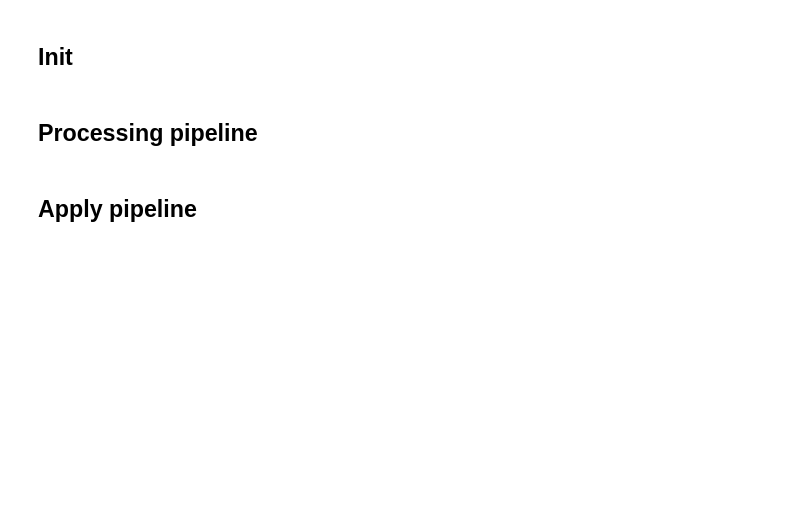
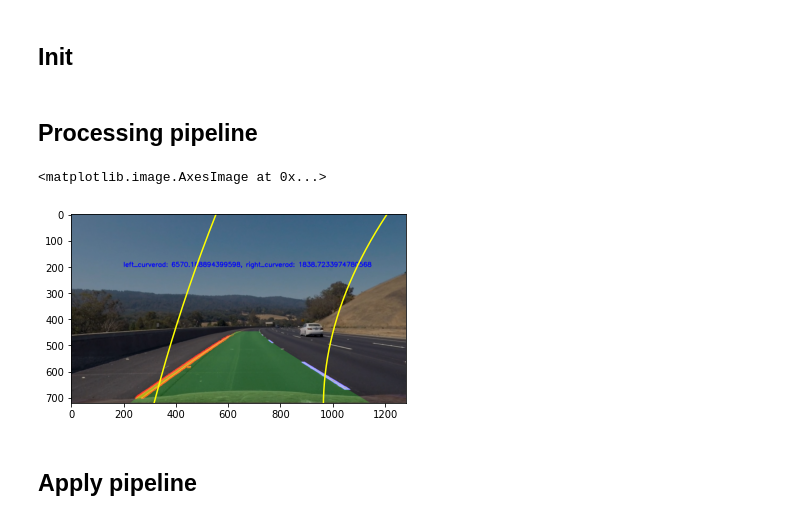
Before and after one commit to NicoBenndorf/Advanced-Lane-Detection, a Jupyter notebook: P2_CarND-Advanced-Lane-Lines.ipynb, the cells around one changed output. Drawn from its saved outputs; the diff is of its cells as text; code cells hidden in the pictures; blank space fills up the shorter version.

```diff
--- a/P2_CarND-Advanced-Lane-Lines.ipynb
+++ b/P2_CarND-Advanced-Lane-Lines.ipynb
@@ -977,6 +996,15 @@ def process_image(video_frame):
     return result_annotated
 
 process_image.counter = 0
+# %%
+# single image test
+# load input image
+img_single_input = plt.imread('test_images/test3.jpg')
+img_single_output = process_image(img_single_input)
+plt.imshow(img_single_output)
+# %% [output]
+<matplotlib.image.AxesImage at 0x...>
+[figure, added]
 # %% [markdown]
 ## Apply pipeline
 # %%
```
Also changed, not shown: parts of 11 cells of this notebook, 1 other file.
